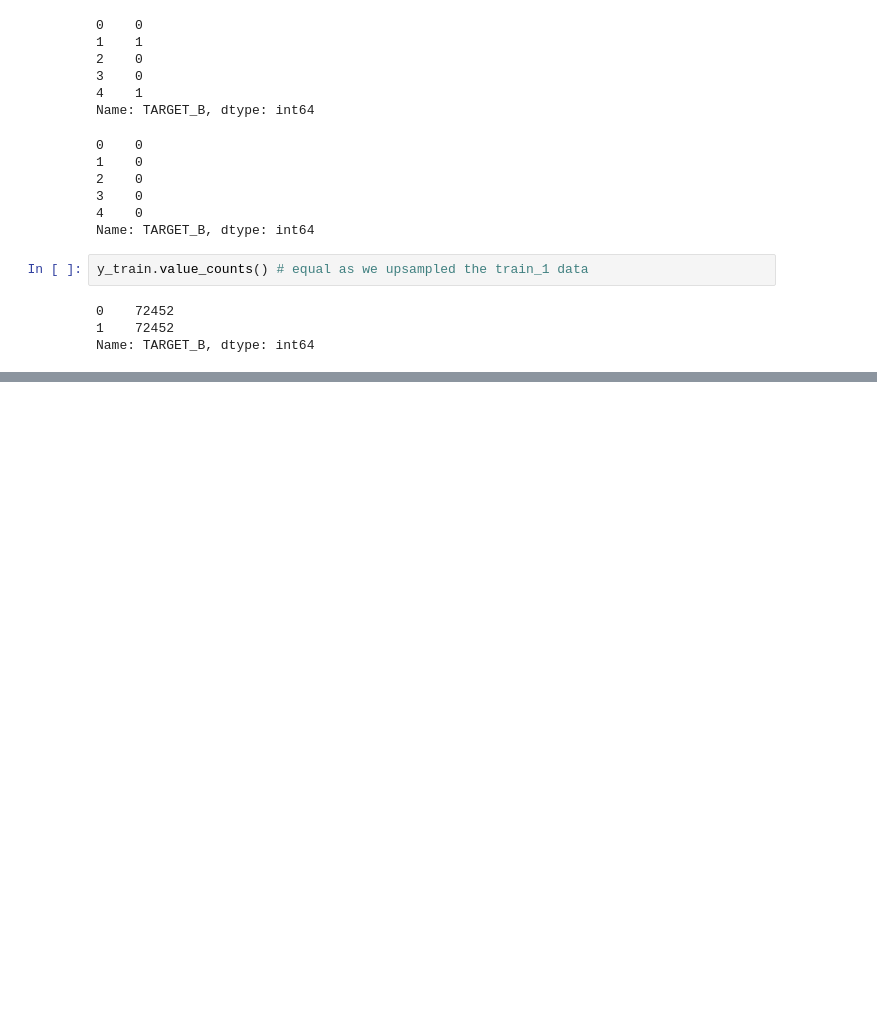
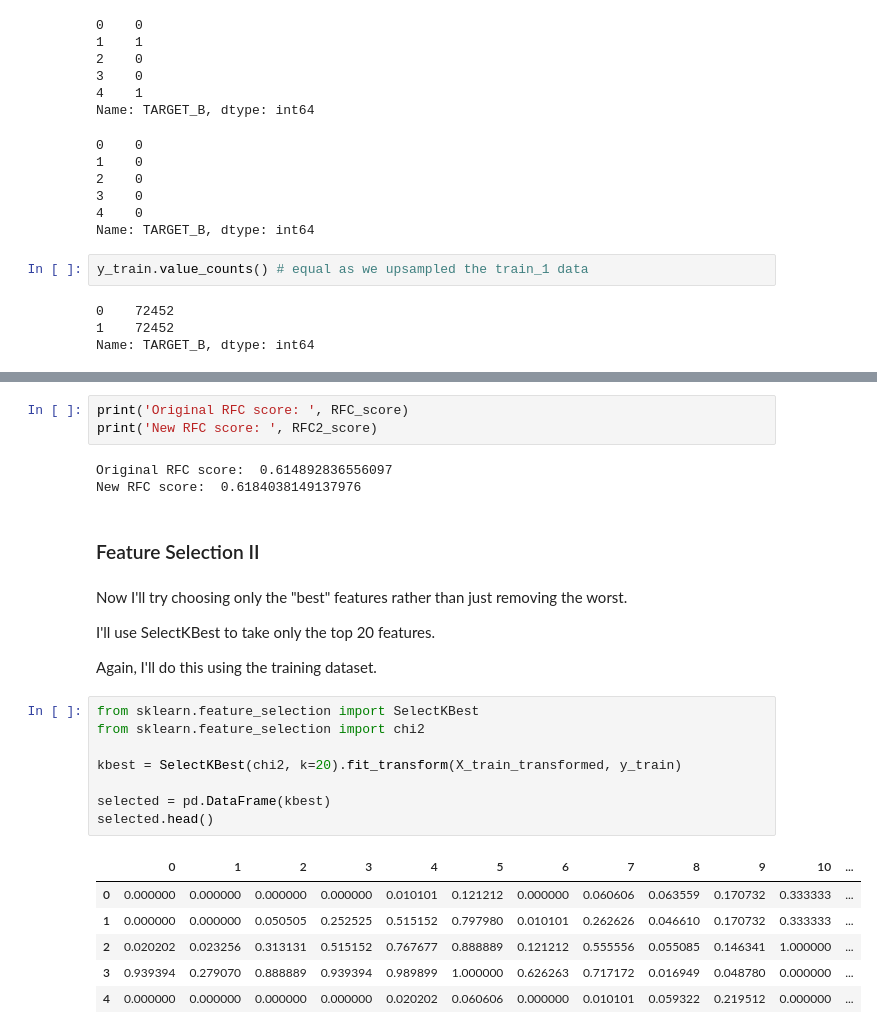
Before and after one commit to AGordon777/lab-random-forests, a Jupyter notebook: Lab Random Forests.ipynb, the cells around one changed output, grey strips where cells are left out. Cells and saved outputs as stored; diff of their text form; blank space fills up the shorter version.

```diff
--- a/Lab Random Forests.ipynb
+++ b/Lab Random Forests.ipynb
@@ -368,0 +440,29 @@ y_pred
+# %%
+print('Original RFC score: ', RFC_score)
+print('New RFC score: ', RFC2_score)
+# %% [output]
+Original RFC score:  0.614892836556097
+New RFC score:  0.6184038149137976
+# %% [markdown]
+### Feature Selection II
+# %% [markdown]
+Now I'll try choosing only the "best" features rather than just removing the worst.
+
+I'll use SelectKBest to take only the top 20 features.
+
+Again, I'll do this using the training dataset.
+# %%
+from sklearn.feature_selection import SelectKBest
+from sklearn.feature_selection import chi2
+
+kbest = SelectKBest(chi2, k=20).fit_transform(X_train_transformed, y_train)
+
+selected = pd.DataFrame(kbest)
+selected.head()
+# %% [output]
+|  | 0 | 1 | 2 | 3 | 4 | 5 | 6 | 7 | 8 | 9 | 10 | ... |
+| 0 | 0.000000 | 0.000000 | 0.000000 | 0.000000 | 0.010101 | 0.121212 | 0.000000 | 0.060606 | 0.063559 | 0.170732 | 0.333333 | ... |
+| 1 | 0.000000 | 0.000000 | 0.050505 | 0.252525 | 0.515152 | 0.797980 | 0.010101 | 0.262626 | 0.046610 | 0.170732 | 0.333333 | ... |
+| 2 | 0.020202 | 0.023256 | 0.313131 | 0.515152 | 0.767677 | 0.888889 | 0.121212 | 0.555556 | 0.055085 | 0.146341 | 1.000000 | ... |
+| 3 | 0.939394 | 0.279070 | 0.888889 | 0.939394 | 0.989899 | 1.000000 | 0.626263 | 0.717172 | 0.016949 | 0.048780 | 0.000000 | ... |
+| 4 | 0.000000 | 0.000000 | 0.000000 | 0.000000 | 0.020202 | 0.060606 | 0.000000 | 0.010101 | 0.059322 | 0.219512 | 0.000000 | ... |
```
Also changed, not shown: parts of 22 cells of this notebook.
